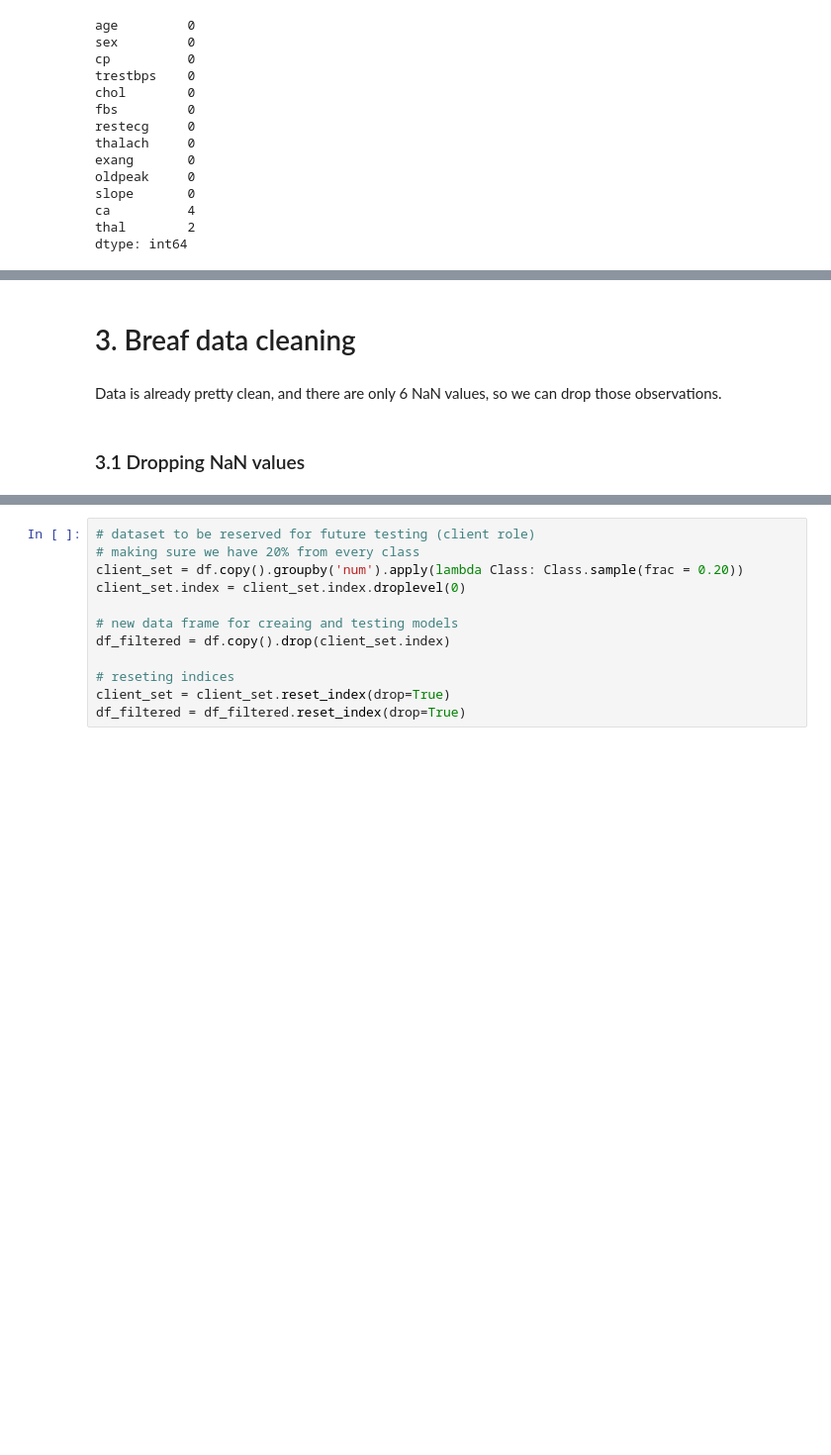
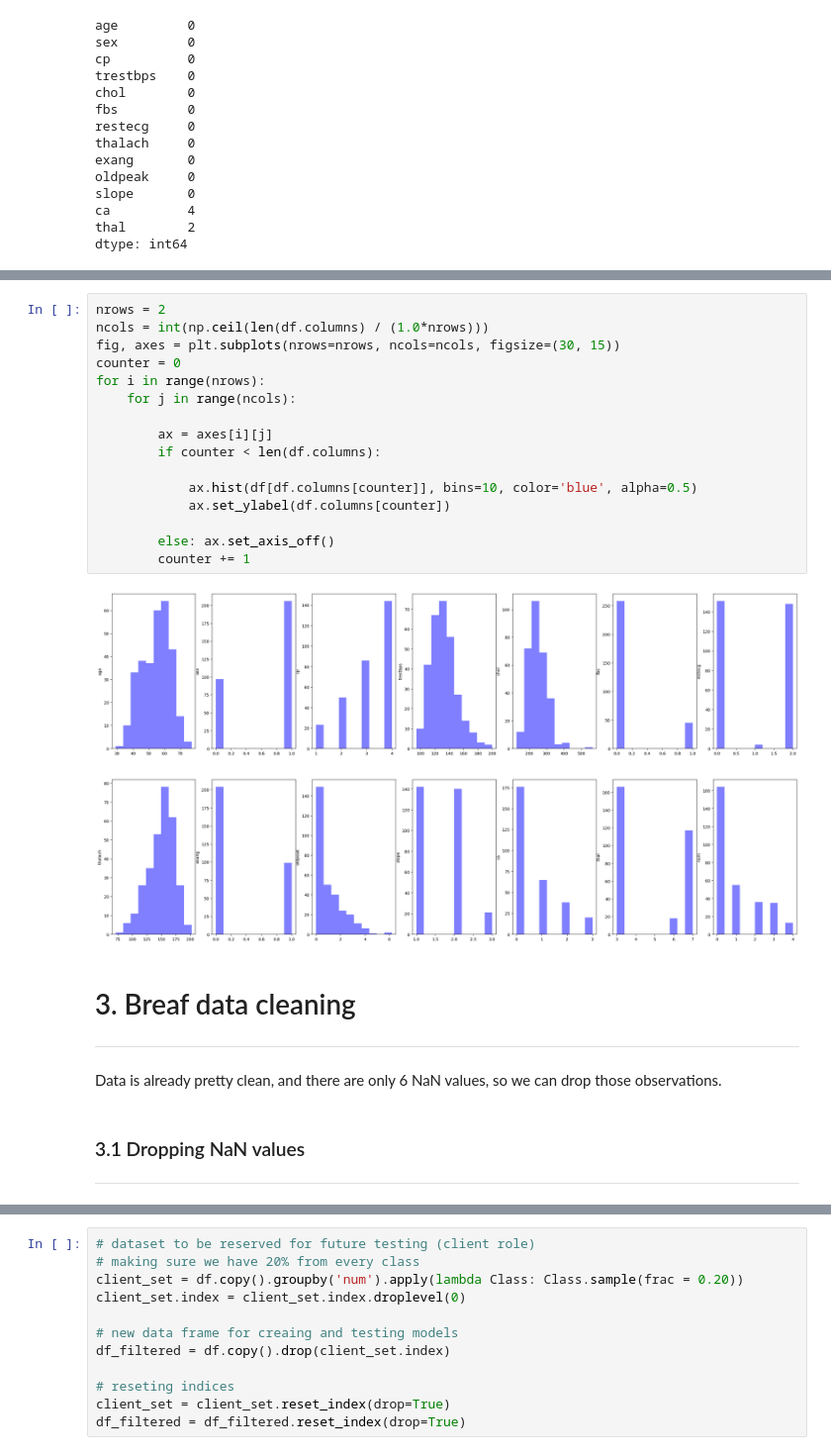
Before and after one commit to mishasilva01/FAA_project1, a Jupyter notebook: project1_notebook.ipynb, the cells around one changed output, grey strips where cells are left out. Shown at 99% size. Saved outputs shown, nothing was run; the diff lists cells and outputs as text; blank space fills up the shorter version.

```diff
--- a/project1_notebook.ipynb
+++ b/project1_notebook.ipynb
@@ -161,8 +153,30 @@ for column in df.columns:
-# %% [markdown]
-# 3. Breaf data cleaning
+# %%
+nrows = 2
+ncols = int(np.ceil(len(df.columns) / (1.0*nrows)))
+fig, axes = plt.subplots(nrows=nrows, ncols=ncols, figsize=(30, 15))
+counter = 0
+for i in range(nrows):
+    for j in range(ncols):
+
+        ax = axes[i][j]
+        if counter < len(df.columns):
+
+            ax.hist(df[df.columns[counter]], bins=10, color='blue', alpha=0.5)
+            ax.set_ylabel(df.columns[counter])
+
+        else: ax.set_axis_off()
+        counter += 1
+# %% [output]
+[figure, added]
 # %% [markdown]
+# 3. Breaf data cleaning
+
+_______________
+
 Data is already pretty clean, and there are only 6 NaN values, so we can drop those observations.
 # %% [markdown]
 ### 3.1 Dropping NaN values
+
+_________________
 # %%
 df = df.dropna()
```
Also changed, not shown: parts of 142 cells of this notebook.
